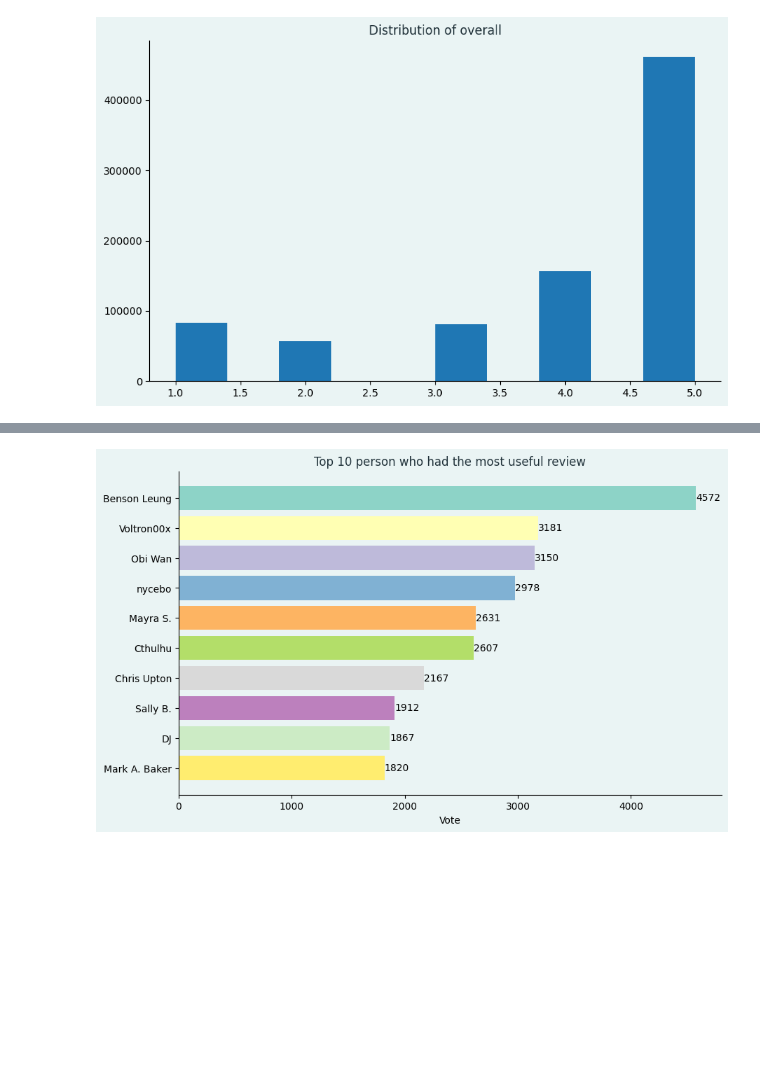
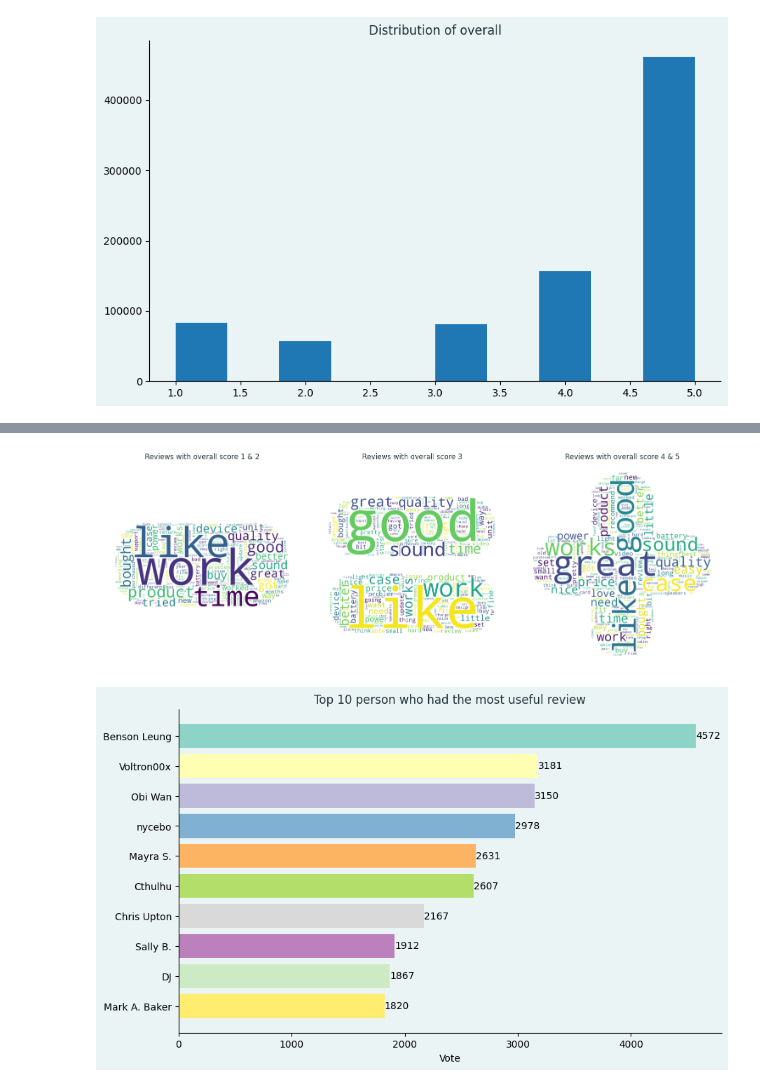
Before and after one commit to mr-robot77/Quera_G11-Project3, a Jupyter notebook: Problem2-Sentiment Analysis-NLP/section1.ipynb, the cells around one changed output, grey strips where cells are left out. Cells and saved outputs as stored; diff of their text form; code cells hidden in the pictures; blank space fills up the shorter version.

```diff
--- a/Problem2-Sentiment Analysis-NLP/section1.ipynb
+++ b/Problem2-Sentiment Analysis-NLP/section1.ipynb
@@ -187,4 +187,23 @@ wordcloud_good_shape.to_file("plus1_shape_output.png")
 <wordcloud.wordcloud.WordCloud at 0x...>
+# %%
+fig, axs = plt.subplots(1, 3, figsize=(15, 10))
+
+axs[0].imshow(wordcloud_bad_shape, interpolation='bilinear')
+axs[0].set_title('Reviews with overall score 1 & 2', color="#22333b", fontsize=12)
+axs[0].axis('off')
+
+axs[1].imshow(wordcloud_soso_shape, interpolation='bilinear')
+axs[1].set_title('Reviews with overall score 3', color="#22333b", fontsize=12)
+axs[1].axis('off')
+
+axs[2].imshow(wordcloud_good_shape, interpolation='bilinear')
+axs[2].set_title('Reviews with overall score 4 & 5', color="#22333b", fontsize=12)
+axs[2].axis('off')
+
+plt.tight_layout()
+plt.show()
+# %% [output]
+[figure, added]
 # %%
 df = data.dropna(subset=['vote'])
 df['vote'] = df['vote'].apply(lambda x: float(x.replace(',', '')) if isinstance(x, str) else x).astype(int)
```
Also changed, not shown: parts of 5 cells of this notebook.
